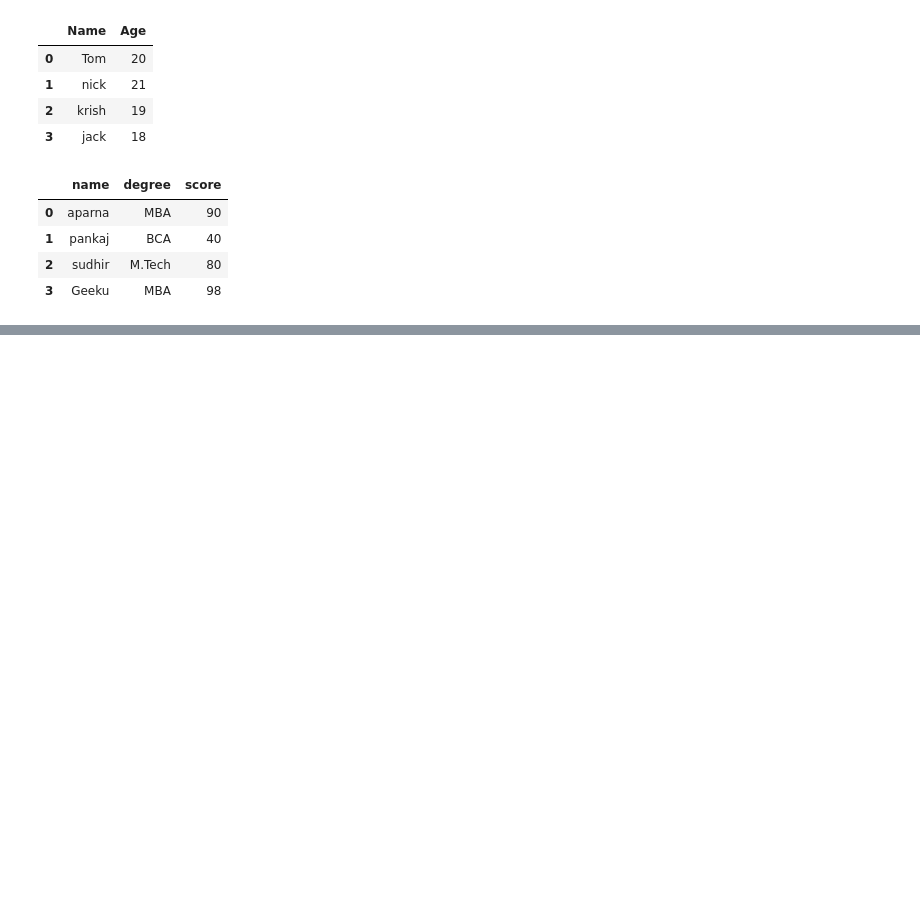
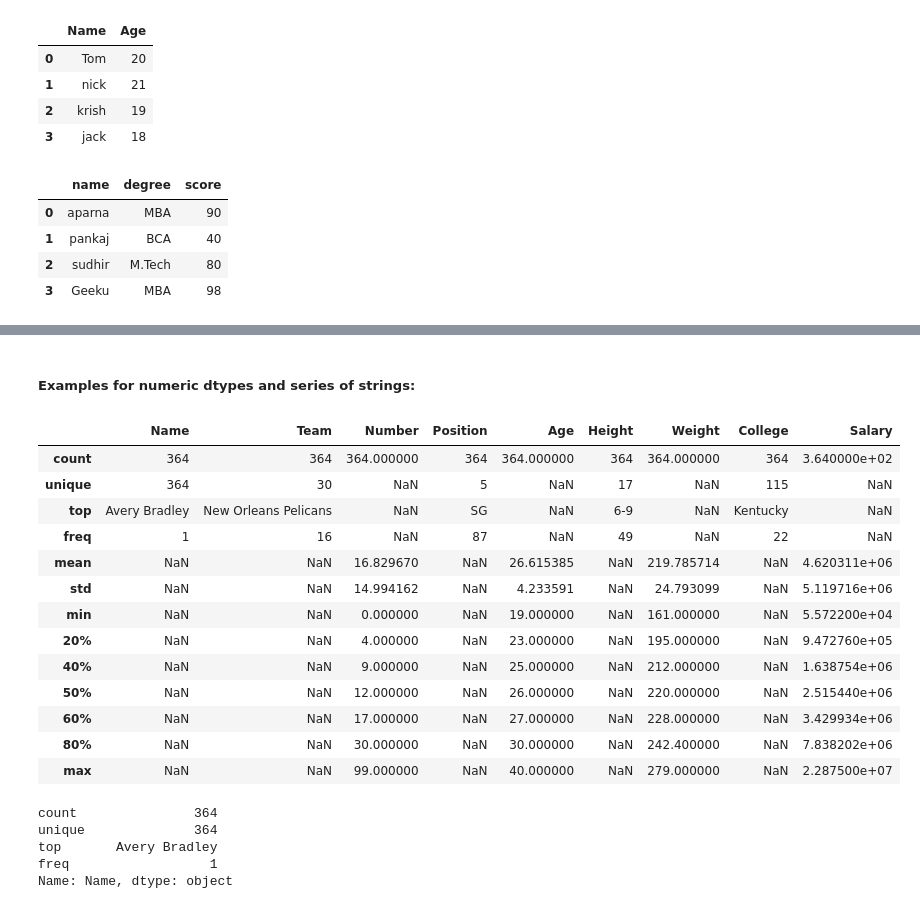
Before and after one commit to Gary-XC/Journey-to-AI-Mastery, a Jupyter notebook: Data Analysis Libraries/Pandas - Data Cleaning/Guide - Geek4Geeks.ipynb, the cells around one changed output, grey strips where cells are left out. Cells and saved outputs as stored; diff of their text form; code cells hidden in the pictures; blank space fills up the shorter version.

Commit message:
G4G - Starting on: Selection and slicsing: Pandas Extracting rows using .loc[]
https://www.geeksforgeeks.org/python-pandas-extracting-rows-using-loc/?ref=next_article

```diff
--- a/Data Analysis Libraries/Pandas - Data Cleaning/Guide - Geek4Geeks.ipynb
+++ b/Data Analysis Libraries/Pandas - Data Cleaning/Guide - Geek4Geeks.ipynb
@@ -100,0 +133,5 @@ df
+# %%
+data = pd.read_csv(r"C:\Users\Xi Chen\Documents\GitHub\Journey-to-AI-Mastery\Data Analysis Libraries\Pandas - Data Cleaning\Data\G4G - nba.csv")
+data
+
+# notice that not all of the values are shown as only the first 5 and last 5 elements are showed
@@ -100,0 +251,49 @@ df
+# %% [markdown]
+##### Examples for numeric dtypes and series of strings:
+# %%
+# Numeric dtypes
+
+data.dropna(inplace=True)
+
+# percentile list
+perc = [.20, .40, .60, .80]
+
+# list of dtypes to include
+include = ['object', 'float', 'int']
+
+# calling describe method
+desc = data.describe(percentiles=perc, include=include)
+
+# display
+desc
+# %% [output]
+|  | Name | Team | Number | Position | Age | Height | Weight | College | Salary |
+| count | 364 | 364 | 364.000000 | 364 | 364.000000 | 364 | 364.000000 | 364 | 3.640000e+02 |
+| unique | 364 | 30 | NaN | 5 | NaN | 17 | NaN | 115 | NaN |
+| top | Avery Bradley | New Orleans Pelicans | NaN | SG | NaN | 6-9 | NaN | Kentucky | NaN |
+| freq | 1 | 16 | NaN | 87 | NaN | 49 | NaN | 22 | NaN |
+| mean | NaN | NaN | 16.829670 | NaN | 26.615385 | NaN | 219.785714 | NaN | 4.620311e+06 |
+| std | NaN | NaN | 14.994162 | NaN | 4.233591 | NaN | 24.793099 | NaN | 5.119716e+06 |
+| min | NaN | NaN | 0.000000 | NaN | 19.000000 | NaN | 161.000000 | NaN | 5.572200e+04 |
+| 20% | NaN | NaN | 4.000000 | NaN | 23.000000 | NaN | 195.000000 | NaN | 9.472760e+05 |
+| 40% | NaN | NaN | 9.000000 | NaN | 25.000000 | NaN | 212.000000 | NaN | 1.638754e+06 |
+| 50% | NaN | NaN | 12.000000 | NaN | 26.000000 | NaN | 220.000000 | NaN | 2.515440e+06 |
+| 60% | NaN | NaN | 17.000000 | NaN | 27.000000 | NaN | 228.000000 | NaN | 3.429934e+06 |
+| 80% | NaN | NaN | 30.000000 | NaN | 30.000000 | NaN | 242.400000 | NaN | 7.838202e+06 |
+| max | NaN | NaN | 99.000000 | NaN | 40.000000 | NaN | 279.000000 | NaN | 2.287500e+07 |
+# %%
+# Series of Strings
+
+# removing null values
+data.dropna(inplace=True)
+
+# behavior of describe() is different with a series of strings as there are different stats
+desc = data["Name"].describe()
+
+desc
+# %% [output]
+count               364
+unique              364
+top       Avery Bradley
+freq                  1
+Name: Name, dtype: object
```
Also changed, not shown: parts of 27 cells of this notebook, 1 other file.
